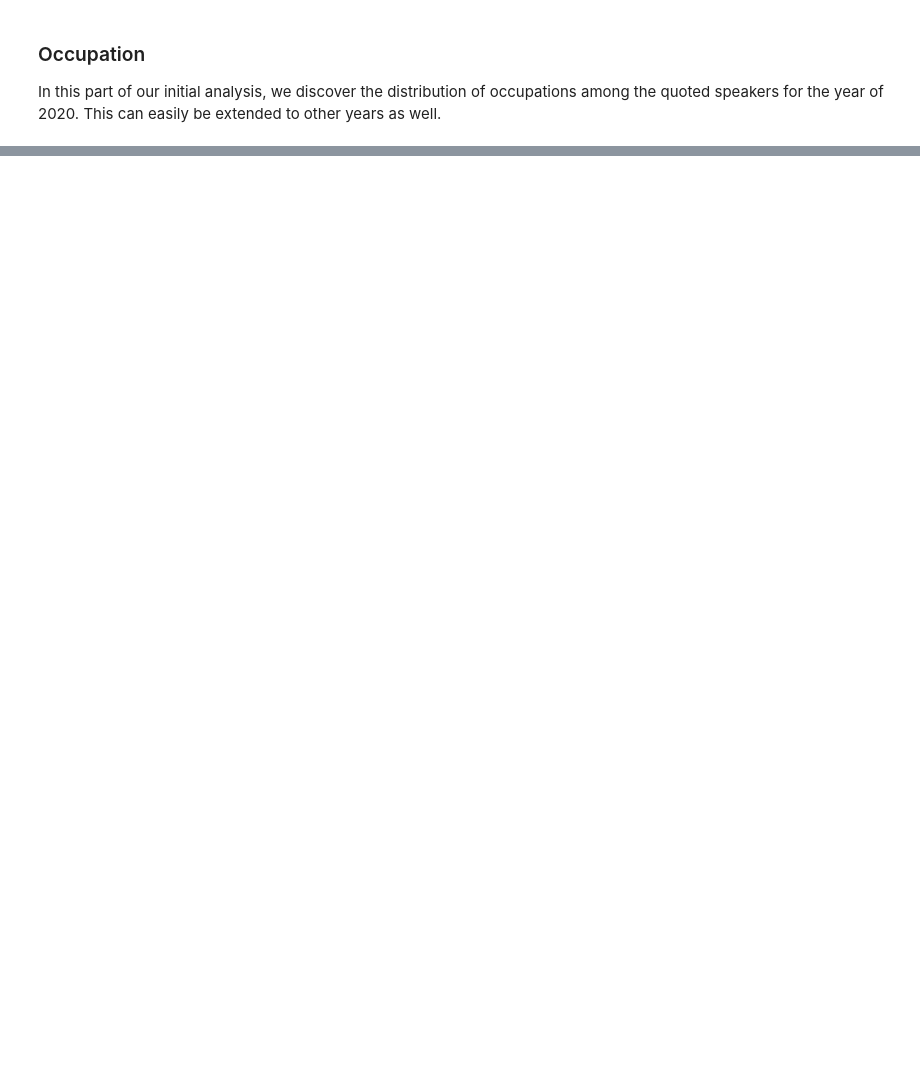
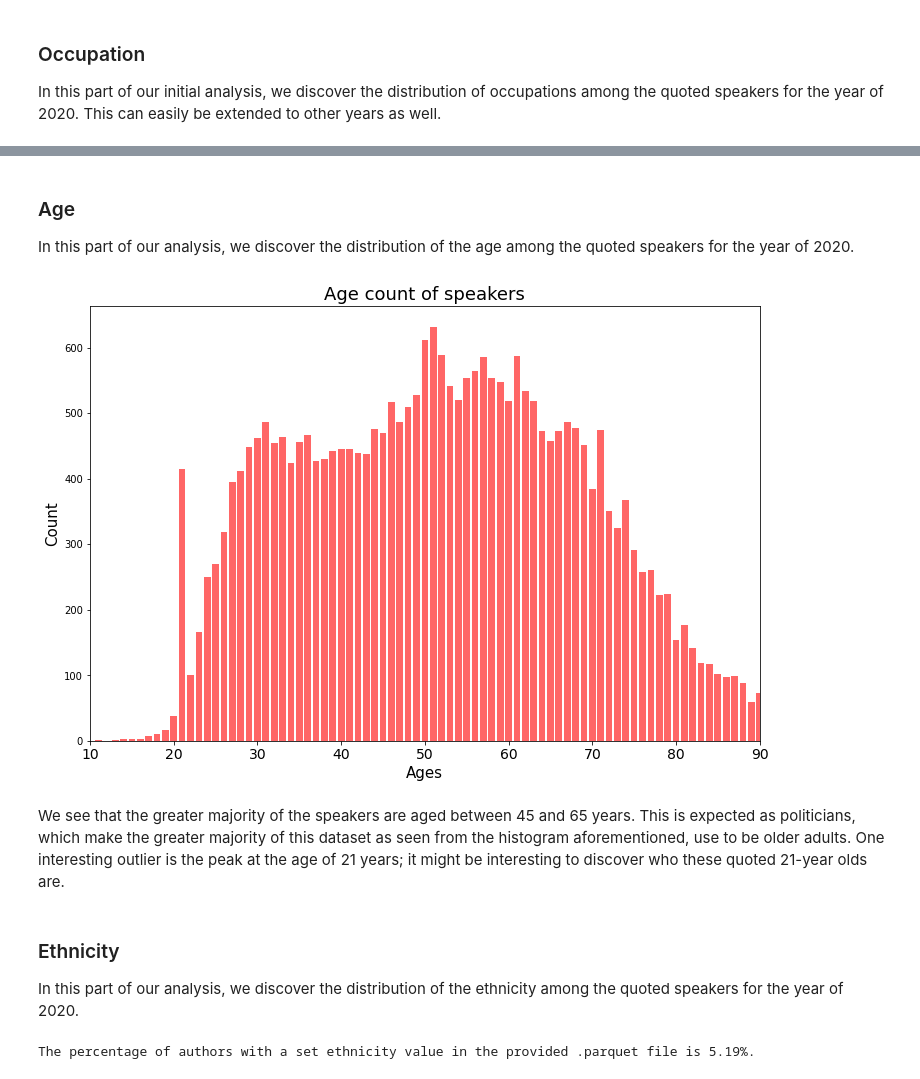
Before and after one commit to epfl-ada/ada-2021-project-quotebankers, a Jupyter notebook: initial_analysys.ipynb, the cells around one changed output, grey strips where cells are left out. Drawn from its saved outputs; the diff is of its cells as text; code cells hidden in the pictures; blank space fills up the shorter version.

Commit message:
Age study and ethnicity

```diff
--- a/initial_analysys.ipynb
+++ b/initial_analysys.ipynb
@@ -109 +119,33 @@ _ = plt.xticks(range(len(top_50_occupations_sorted.keys())), top_50_occupations_
 We see that the greater number of quoted speakers are politicians, followed by football players, actors, researchers, journalists, etc.
+# %% [markdown]
+### Age
+In this part of our analysis, we discover the distribution of the age among the quoted speakers for the year of 2020.
+# %%
+# OBS: We reuse the variable 'authors' found in the cell about Occupation.
+
+# Get the ages of the 100_000 authors
+current_year = datetime.now().year
+ages = [current_year - int(date[0][1:5]) for date in authors.date_of_birth.values if not date is None]
+ages_count = Counter(ages)
+
+# Plot
+_ = plt.figure(figsize=(12, 8))
+_ = plt.title('Age count of speakers', fontsize=18)
+_ = plt.xlabel('Ages', fontsize=15)
+_ = plt.ylabel('Count', fontsize=15)
+_ = plt.xlim(10, 90)
+_ = plt.bar(ages_count.keys(), ages_count.values(), color='r', log=False, alpha=0.6, width=0.8)
+_ = plt.xticks(fontsize=14)
+# %% [output]
+[figure, added]
+# %% [markdown]
+We see that the greater majority of the speakers are aged between 45 and 65 years. This is expected as politicians, which make the greater majority of this dataset as seen from the histogram aforementioned, use to be older adults. One interesting outlier is the peak at the age of 21 years; it might be interesting to discover who these quoted 21-year olds are.
+# %% [markdown]
+### Ethnicity
+In this part of our analysis, we discover the distribution of the ethnicity among the quoted speakers for the year of 2020.
+# %%
+# OBS: We reuse the variable 'authors' found in the cell about Occupation.
+ethnicity_percentage = authors.ethnic_group.isna().sum() / authors.shape[0]
+print('The percentage of authors with a set ethnicity value in the provided .parquet file is {:.2f}%.'.format((1-ethnicity_percentage)*100))
+# %% [output]
+The percentage of authors with a set ethnicity value in the provided .parquet file is 5.19%.
```
Also changed, not shown: parts of 14 cells of this notebook.
